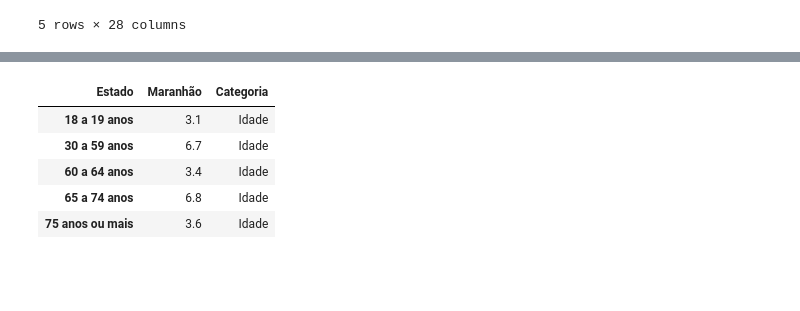
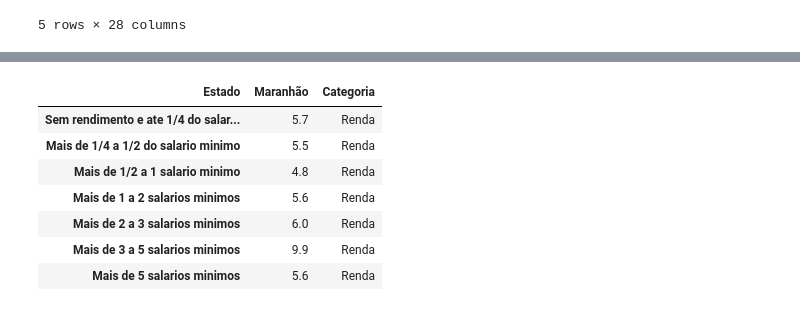
Before and after one commit to Felipeecp/desafio4_tratamento_dados, a Jupyter notebook: analise.ipynb, the cells around one changed output, grey strips where cells are left out. Cells and saved outputs as stored; diff of their text form; code cells hidden in the pictures; blank space fills up the shorter version.

```diff
--- a/analise.ipynb
+++ b/analise.ipynb
@@ -155,9 +165,0 @@ dados_maranhao = dados_por_estado[['Maranhão','Categoria']]
-# %%
-dados_maranhao.query("Categoria == 'Idade'")
-# %% [output]
-| Estado | Maranhão | Categoria |
-| 18 a 19 anos | 3.1 | Idade |
-| 30 a 59 anos | 6.7 | Idade |
-| 60 a 64 anos | 3.4 | Idade |
-| 65 a 74 anos | 6.8 | Idade |
-| 75 anos ou mais | 3.6 | Idade |
@@ -166,0 +173,12 @@ fig.show()
+# %%
+dados_renda_ma = dados_por_estado[['Maranhão','Categoria']].query("Categoria == 'Renda'")
+dados_renda_ma
+# %% [output]
+| Estado | Maranhão | Categoria |
+| Sem rendimento e ate 1/4 do salar... | 5.7 | Renda |
+| Mais de 1/4 a 1/2 do salario minimo | 5.5 | Renda |
+| Mais de 1/2 a 1 salario minimo | 4.8 | Renda |
+| Mais de 1 a 2 salarios minimos | 5.6 | Renda |
+| Mais de 2 a 3 salarios minimos | 6.0 | Renda |
+| Mais de 3 a 5 salarios minimos | 9.9 | Renda |
+| Mais de 5 salarios minimos | 5.6 | Renda |
```
Also changed, not shown: parts of 23 cells of this notebook, 8 other files.
